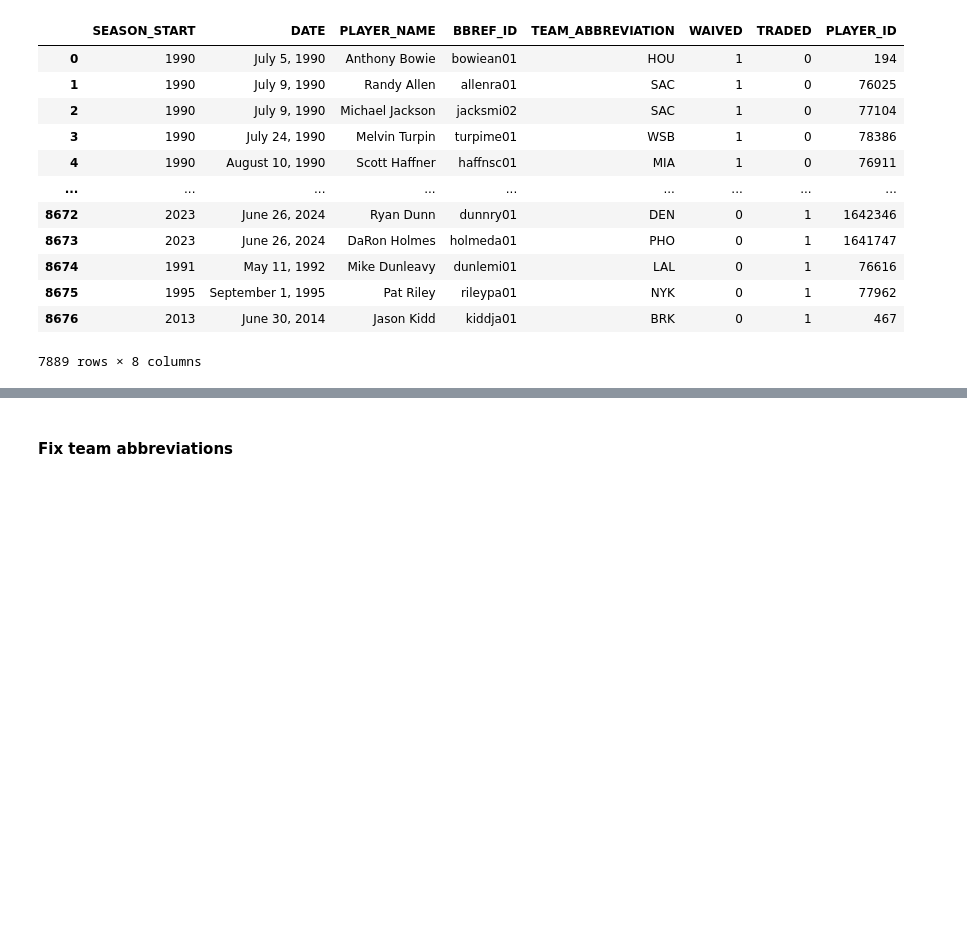
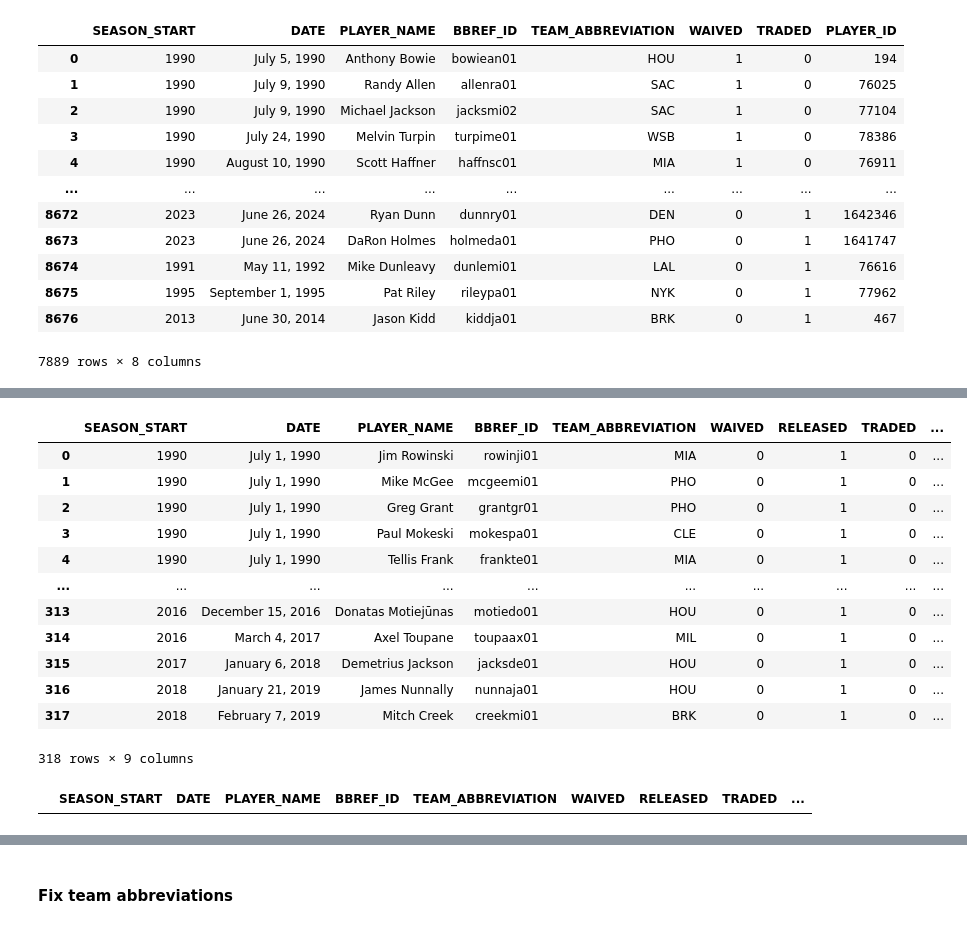
Before and after one commit to aapandy2/predicting_nba_player_retention, a Jupyter notebook: Data/transaction_data/web_scraping_transactions.ipynb, the cells around one changed output, grey strips where cells are left out. Drawn from its saved outputs; the diff is of its cells as text; code cells hidden in the pictures; blank space fills up the shorter version.

```diff
--- a/Data/transaction_data/web_scraping_transactions.ipynb
+++ b/Data/transaction_data/web_scraping_transactions.ipynb
@@ -352,0 +422,26 @@ transaction_df.to_csv("./transaction_data.csv", index=False)
+# %%
+# load released data, add columns to match with transaction data
+
+released_df = pd.read_csv("./released_data.csv")
+released_df["WAIVED"] = 0
+released_df["RELEASED"] = 1
+released_df["TRADED"] = 0
+released_df["PLAYER_ID"] = None
+
+released_df["PLAYER_NAME"] = released_df["PLAYER_NAME"].str.encode('latin-1').str.decode('utf-8')
+# %%
+released_df
+# %% [output]
+|  | SEASON_START | DATE | PLAYER_NAME | BBREF_ID | TEAM_ABBREVIATION | WAIVED | RELEASED | TRADED | ... |
+| 0 | 1990 | July 1, 1990 | Jim Rowinski | rowinji01 | MIA | 0 | 1 | 0 | ... |
+| 1 | 1990 | July 1, 1990 | Mike McGee | mcgeemi01 | PHO | 0 | 1 | 0 | ... |
+| 2 | 1990 | July 1, 1990 | Greg Grant | grantgr01 | PHO | 0 | 1 | 0 | ... |
+| 3 | 1990 | July 1, 1990 | Paul Mokeski | mokespa01 | CLE | 0 | 1 | 0 | ... |
+| 4 | 1990 | July 1, 1990 | Tellis Frank | frankte01 | MIA | 0 | 1 | 0 | ... |
+| ... | ... | ... | ... | ... | ... | ... | ... | ... | ... |
+| 313 | 2016 | December 15, 2016 | Donatas Motiejūnas | motiedo01 | HOU | 0 | 1 | 0 | ... |
+| 314 | 2016 | March 4, 2017 | Axel Toupane | toupaax01 | MIL | 0 | 1 | 0 | ... |
+| 315 | 2017 | January 6, 2018 | Demetrius Jackson | jacksde01 | HOU | 0 | 1 | 0 | ... |
+| 316 | 2018 | January 21, 2019 | James Nunnally | nunnaja01 | HOU | 0 | 1 | 0 | ... |
+| 317 | 2018 | February 7, 2019 | Mitch Creek | creekmi01 | BRK | 0 | 1 | 0 | ... |
+318 rows × 9 columns
@@ -352,0 +455,4 @@ transaction_df.to_csv("./transaction_data.csv", index=False)
+# %%
+released_df[released_df["PLAYER_ID"].isnull()]
+# %% [output]
+|  | SEASON_START | DATE | PLAYER_NAME | BBREF_ID | TEAM_ABBREVIATION | WAIVED | RELEASED | TRADED | ... |
```
Also changed, not shown: parts of 13 cells of this notebook, 3 other files.
